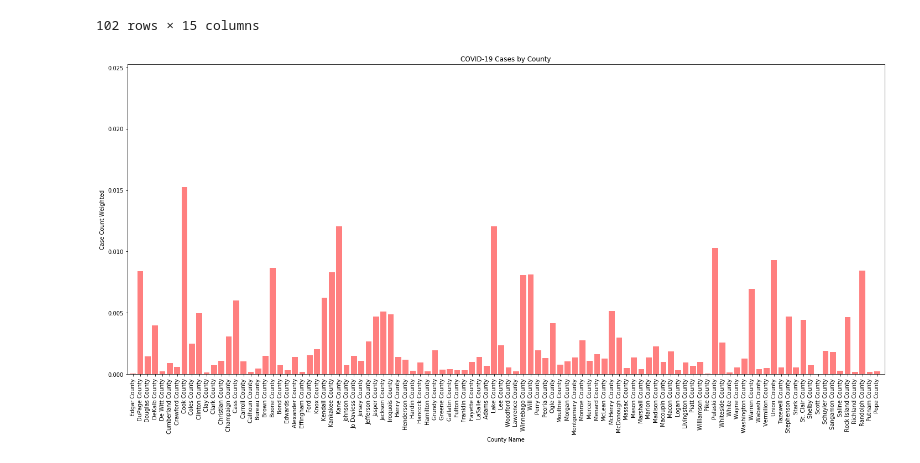
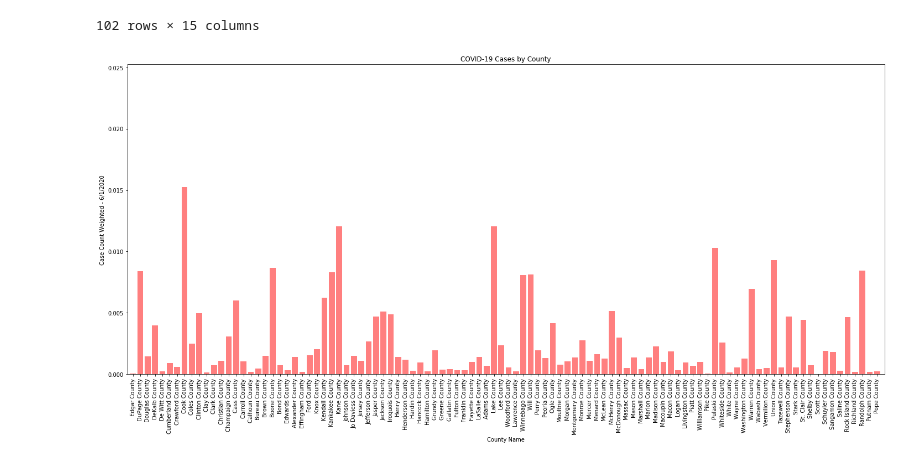
Before and after one commit to rew0809/TravelData_Project, a Jupyter notebook: DataAnalysis.ipynb, the cells around one changed output. Drawn from its saved outputs; the diff is of its cells as text; code cells hidden in the pictures.

```diff
--- a/DataAnalysis.ipynb
+++ b/DataAnalysis.ipynb
@@ -163,17 +168,17 @@ illinois_single_day_df
 # %%
 # Create a list indicating where to write x labels and set figure size to adjust for space
 plt.figure(figsize=(20,10))
 plt.bar(x_axis, illinois_single_day_df["weighted_case_count"], color='r', alpha=0.5, align="center")
 plt.xticks(tick_locations, illinois_single_day_df["County Name"], rotation="vertical")
 plt.xlim(-0.75, len(x_axis))
 plt.ylim(0, max(illinois_single_day_df["weighted_case_count"])+.01)
 plt.title("COVID-19 Cases by County")
 plt.xlabel("County Name")
-plt.ylabel("Case Count Weighted")
+plt.ylabel("Case Count Weighted - 6/1/2020")
 plt.tight_layout()
 plt.show()
 # %% [output]
-[figure, old version]
+[figure, new version]
 # %%
 illinois_single_day_df.sort_values("POPESTIMATE2019", ascending = False).head()
 # %% [output]
```
Also changed, not shown: parts of 20 cells of this notebook, 1 other file.
